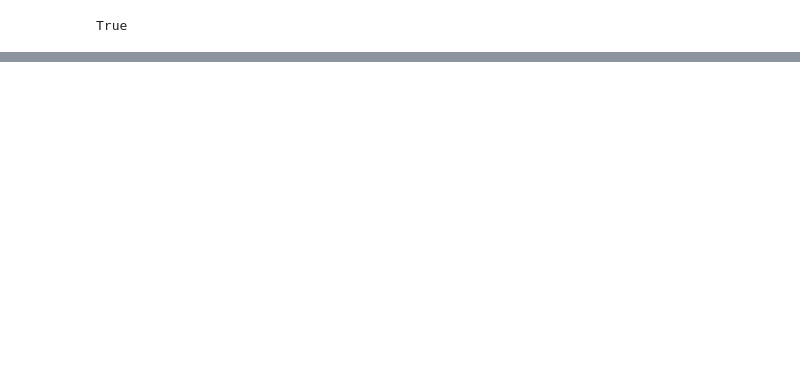
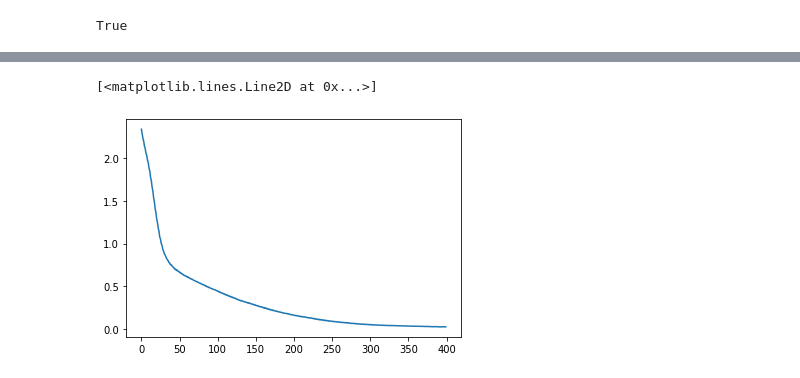
Before and after one commit to javieryu/nn_distributed_training, a Jupyter notebook: ee364b/dist_sine.ipynb, the cells around one changed output, grey strips where cells are left out. Drawn from its saved outputs; the diff is of its cells as text; code cells hidden in the pictures; blank space fills up the shorter version.

```diff
--- a/ee364b/dist_sine.ipynb
+++ b/ee364b/dist_sine.ipynb
@@ -38,8 +41,10 @@ plt.show()
 # Setup models
 shape = [1, 16, 16, 1]
 base_model = FFReLUNet(shape)
+n = torch.nn.utils.parameters_to_vector(base_model.parameters()).shape[0]
 
 models = {i : copy.deepcopy(base_model) for i in range(N)}
+t1 = torch.nn.utils.parameters_to_vector(models[0].parameters())
 # %%
 # Setup loss functions
 def cadmm_loss(base_loss, pred, target, model, dual, thj, rho):
@@ -51,8 +53,0 @@ loss_fun = torch.nn.MSELoss()
-# %%
-def primal_update(data, model, loss_fun, dual, thj, rho, lr, max_its):
-    opt = torch.optim.Adam(model.parameters(), lr=lr)
-
-    for k in range(max_its):
-        opt.zero_grad()
-
-        yh = model.forward()
@@ -61,0 +76,33 @@ max_its_adam = 20
+# %%
+max_its_cadmm = 400
+max_its_adam = 15
+rho = 0.5
+lr = 0.005
+
+
+duals = {i : torch.zeros(n) for i in range(N)}
+objv = torch.zeros(max_its_cadmm)
+
+for k in range(max_its_cadmm):
+    # Freeze all of the model parameters for intermediary steps
+    ths = {i : (torch.nn.utils.parameters_to_vector(models[i].parameters()).clone().detach()) for i in range(N)}
+
+    for i in range(N):
+        # Communication
+        neighs = list(G.neighbors(i))
+        thj = torch.stack([ths[j] for j in neighs])
+
+        # Update the dual var
+        duals[i] += rho * torch.sum(ths[i] - thj, dim=0)
+
+        # Primal Update
+        primal_update(dataset[i], models[i], torch.nn.MSELoss(), duals[i], thj, rho, lr, max_its_adam)
+
+    objv[k] = joint_loss(torch.nn.MSELoss(), testx, testy, models, N)
+# %%
+fig, ax = plt.subplots()
+
+ax.plot(objv.detach().numpy())
+# %% [output]
+[<matplotlib.lines.Line2D at 0x...>]
+[figure, added]
```
Also changed, not shown: parts of 5 cells of this notebook.
